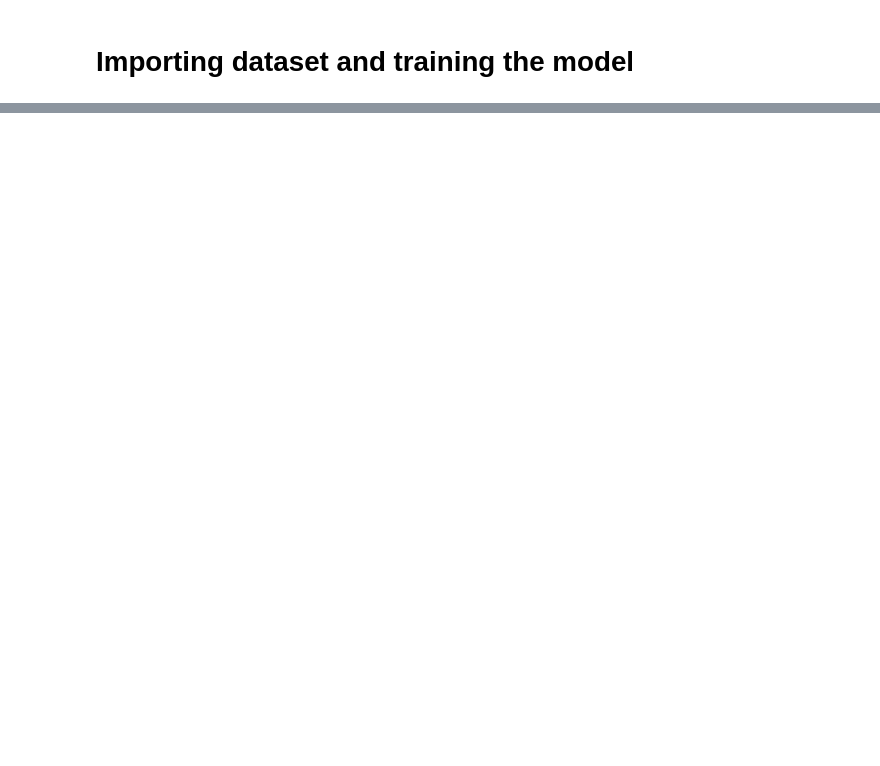
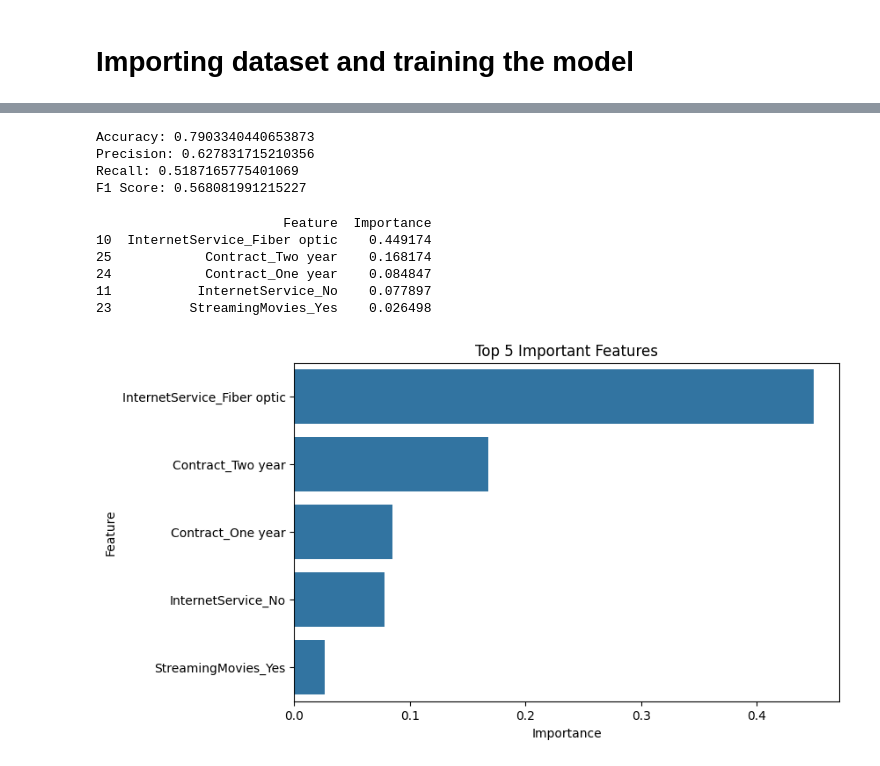
Before and after one commit to mananch1/AI-Ethics-SEM-6-Lab, a Jupyter notebook: ethics-in-ai-lab-3-XAI.ipynb, the cells around one changed output, grey strips where cells are left out. Drawn from its saved outputs; the diff is of its cells as text; code cells hidden in the pictures; blank space fills up the shorter version.

```diff
--- a/ethics-in-ai-lab-3-XAI.ipynb
+++ b/ethics-in-ai-lab-3-XAI.ipynb
@@ -54,6 +34,18 @@ model = Pipeline(steps=[
+# %%
+df.drop("customerID", axis=1, inplace=True)
+
+df["TotalCharges"] = pd.to_numeric(df["TotalCharges"], errors="coerce")
+df.dropna(inplace=True)
+
+df["Churn"] = df["Churn"].map({"Yes":1, "No":0})
+# %%
+categorical_cols = df.select_dtypes(include=["object"]).columns
+
+df = pd.get_dummies(df, columns=categorical_cols, drop_first=True)
 # %%
+X = df.drop("Churn", axis=1)
+y = df["Churn"]
+
 X_train, X_test, y_train, y_test = train_test_split(
-    X, y, test_size=0.2, random_state=42, stratify=y
+    X, y, test_size=0.2, random_state=42
 )
-
-model.fit(X_train, y_train)
@@ -105,0 +52,11 @@ X_test_transformed = model.named_steps["preprocess"].transform(X_test)
+# %%
+model = XGBClassifier(
+    n_estimators=200,
+    learning_rate=0.1,
+    max_depth=5,
+    random_state=42,
+    use_label_encoder=False,
+    eval_metric='logloss'
+)
+
+model.fit(X_train, y_train)
@@ -105,0 +75,35 @@ X_test_transformed = model.named_steps["preprocess"].transform(X_test)
+# %%
+y_pred = model.predict(X_test)
+
+print("Accuracy:", accuracy_score(y_test, y_pred))
+print("Precision:", precision_score(y_test, y_pred))
+print("Recall:", recall_score(y_test, y_pred))
+print("F1 Score:", f1_score(y_test, y_pred))
+# %% [output]
+Accuracy: 0.7903340440653873
+Precision: 0.627831715210356
+Recall: 0.5187165775401069
+F1 Score: 0.568081991215227
+# %%
+importances = model.feature_importances_
+
+feature_importance_df = pd.DataFrame({
+    "Feature": X.columns,
+    "Importance": importances
+}).sort_values(by="Importance", ascending=False)
+
+top5 = feature_importance_df.head(5)
+print(top5)
+
+plt.figure(figsize=(8,5))
+sns.barplot(x="Importance", y="Feature", data=top5)
+plt.title("Top 5 Important Features")
+plt.show()
+# %% [output]
+                        Feature  Importance
+10  InternetService_Fiber optic    0.449174
+25            Contract_Two year    0.168174
+24            Contract_One year    0.084847
+11           InternetService_No    0.077897
+23          StreamingMovies_Yes    0.026498
+[figure, added]
```
Also changed, not shown: parts of 19 cells of this notebook, 3 other files.
